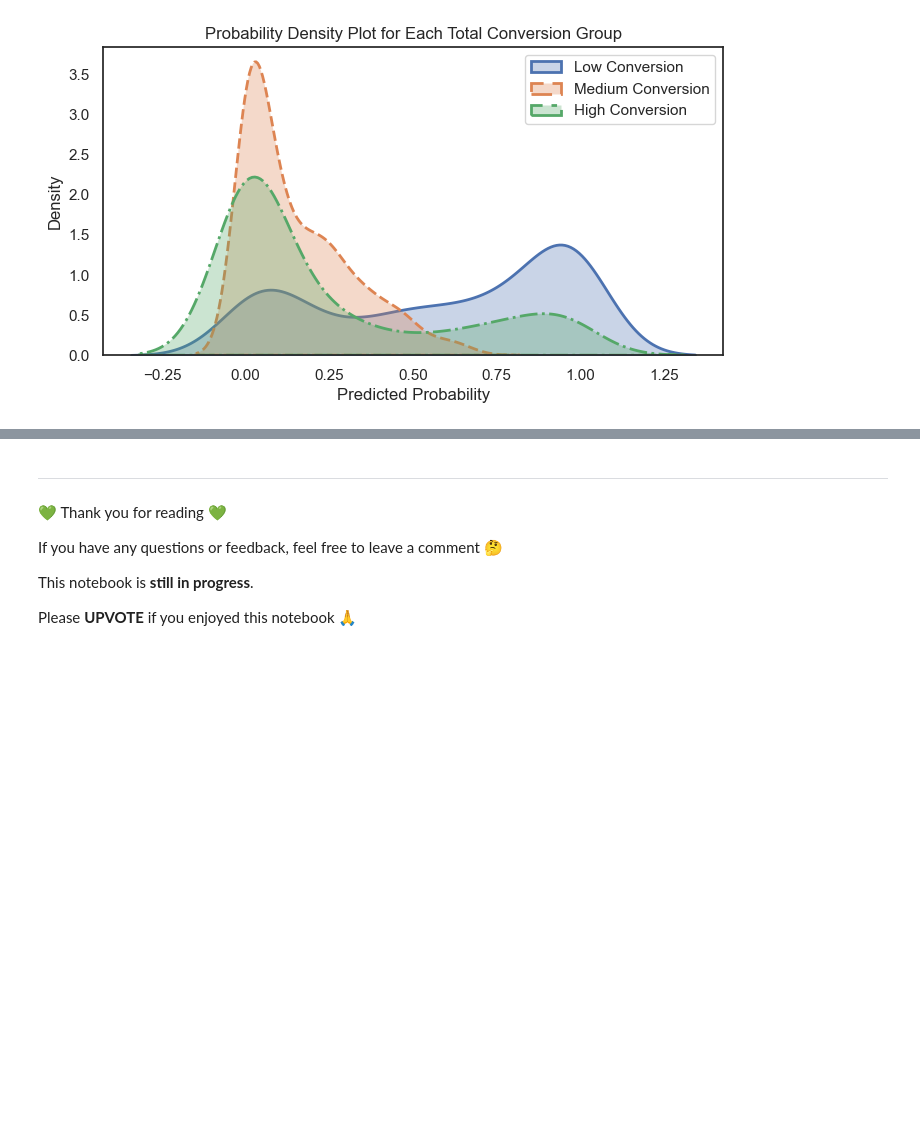
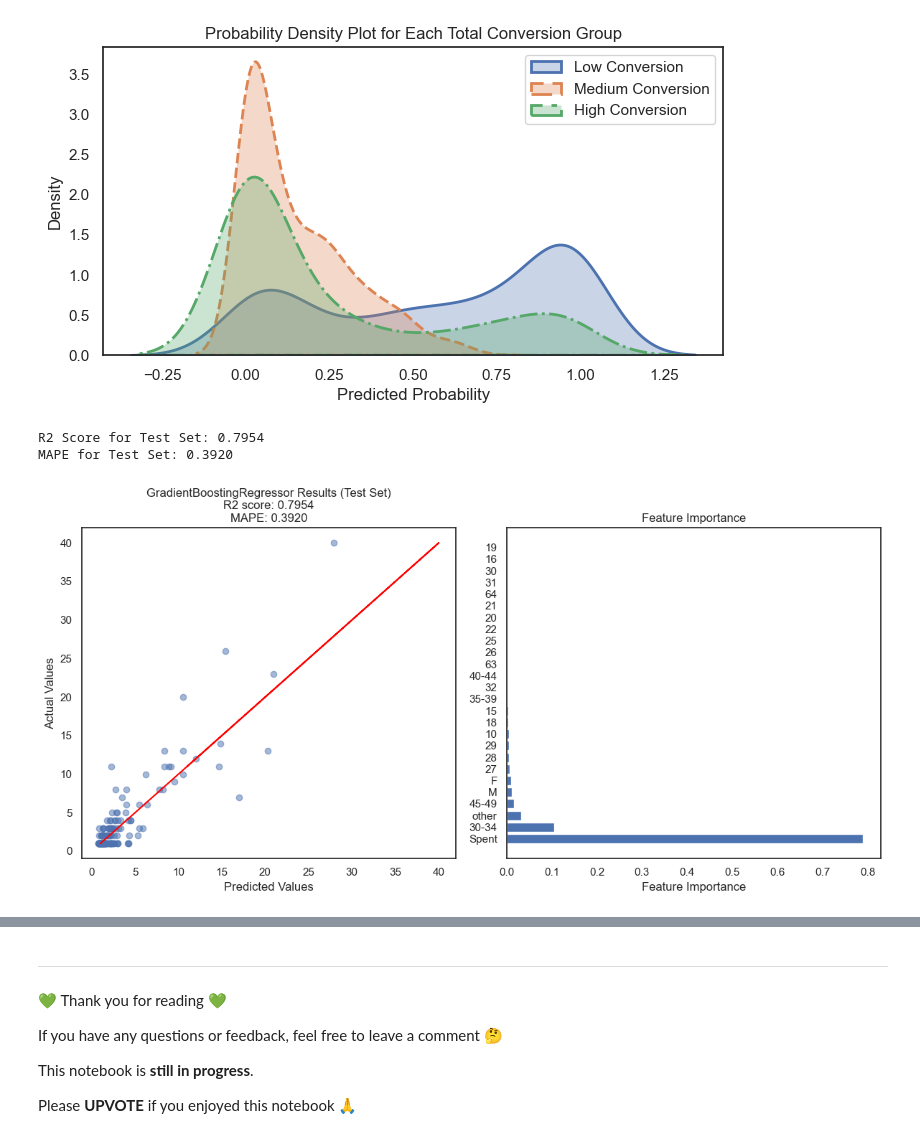
Before and after one commit to haitranduc4270/Sales-Conversion-Optimization-Project, a Jupyter notebook: notebooks/Prj_business_intelligence.ipynb, the cells around one changed output, grey strips where cells are left out. Saved outputs shown, nothing was run; the diff lists cells and outputs as text; code cells hidden in the pictures; blank space fills up the shorter version.

Commit message:
predict

```diff
--- a/notebooks/sales-eda-ab-testing-predictive-modeling.ipynb
+++ b/notebooks/Prj_business_intelligence.ipynb
@@ -31,7 +63,5 @@ SIGNIFICANCE_LEVEL = 0.05
 # %%
 file_path = '../data/raw/KAG_conversion_data.csv'
-df = pd.read_csv(file_path)
-
 sales = pd.read_csv(file_path)
 print(f"Rows: {sales.shape[0]:,}")
 print(f"Cols: {sales.shape[1]:,}")
@@ -1130 +1247,72 @@ plt.show()
+# %%
+columns_to_one_hot_encode = ['gender','age', 'pareto_interest']
+
+dis_interest = sales['pareto_interest'].unique()
+dis_gender = sales['gender'].unique()
+dis_age = sales['age'].unique()
+
+df_dummies = pd.get_dummies(sales[columns_to_one_hot_encode], prefix='', prefix_sep='')
+
+# Convert boolean columns to integers
+boolean_columns = df_dummies.select_dtypes(include='bool').columns
+df_dummies[boolean_columns] = df_dummies[boolean_columns].astype(int)
+sales = pd.concat([sales, df_dummies], axis=1)
+
+df2 = sales.drop(['xyz_campaign_id', 'fb_campaign_id', 'Click_Through_Rate', 'Total_Conversion_Rate', 'Approved_Conversion_Rate', 'Cost_Per_Click', 'Cost_Per_Conversion', 'Total_Conversion_Group'], axis=1).set_index('ad_id')
+
+scaler = MinMaxScaler()
+df2['Spent'] = scaler.fit_transform(df2[['Spent']])
+# %%
+
+# Chuẩn bị dữ liệu
+X = df2.drop(['pareto_interest', 'interest', 'age', 'gender', 'Total_Conversion', 'Approved_Conversion', 'Impressions', 'Clicks'], axis=1)
+Y = df2[['Total_Conversion']]
+
+# Chia dữ liệu thành train-test
+from sklearn.model_selection import train_test_split
+X_train, X_test, Y_train, Y_test = train_test_split(X, Y, test_size=0.2, random_state=42)
+
+# Huấn luyện mô hình Gradient Boosting Regressor
+from sklearn.ensemble import GradientBoostingRegressor
+model = GradientBoostingRegressor()
+model.fit(X_train, Y_train.values.ravel())  # .ravel() để chuyển Y từ 2D thành 1D
+
+# Tính toán R2 score và MAPE cho tập huấn luyện
+Y_train_pred = model.predict(X_train)
+
+# Tính toán R2 score và MAPE cho tập kiểm tra
+Y_test_pred = model.predict(X_test)
+r2_test = r2_score(Y_test, Y_test_pred)
+mape_test = mean_absolute_percentage_error(Y_test, Y_test_pred)
+
+print(f"R2 Score for Test Set: {r2_test:.4f}")
+print(f"MAPE for Test Set: {mape_test:.4f}")
+
+# Vẽ đồ thị kết quả và tầm quan trọng của đặc trưng
+fig, ax = plt.subplots(1, 2, figsize=(12, 6))
+
+# Đồ thị giá trị dự đoán vs giá trị thực tế cho tập kiểm tra
+ax[0].scatter(Y_test_pred, Y_test, alpha=0.5)
+ax[0].plot(Y_test, Y_test, color='red')
+ax[0].set_xlabel('Predicted Values')
+ax[0].set_ylabel('Actual Values')
+ax[0].set_title(f'GradientBoostingRegressor Results (Test Set)\nR2 score: {r2_test:.4f}\nMAPE: {mape_test:.4f}')
+
+# Vẽ biểu đồ tầm quan trọng của đặc trưng
+feature_importance = model.feature_importances_
+sorted_indices = feature_importance.argsort()[::-1]  # Sắp xếp giảm dần theo độ quan trọng
+sorted_features = X.columns[sorted_indices]          # Lấy tên đặc trưng dựa trên chỉ số
+
+ax[1].barh(range(len(feature_importance)), feature_importance[sorted_indices])
+ax[1].set_yticks(range(len(feature_importance)))
+ax[1].set_yticklabels(sorted_features)
+ax[1].set_xlabel('Feature Importance')
+ax[1].set_title('Feature Importance')
+
+plt.tight_layout()
+plt.show()
+# %% [output]
+R2 Score for Test Set: 0.7954
+MAPE for Test Set: 0.3920
+[figure, added]
 # %%
```
Also changed, not shown: parts of 18 cells of this notebook, 3 other files.
